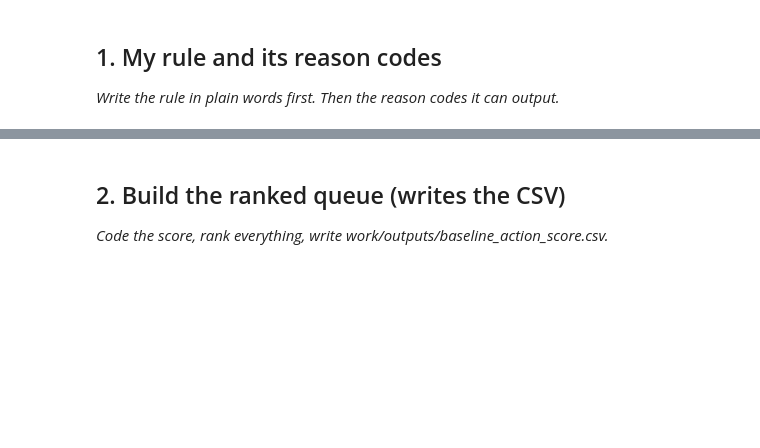
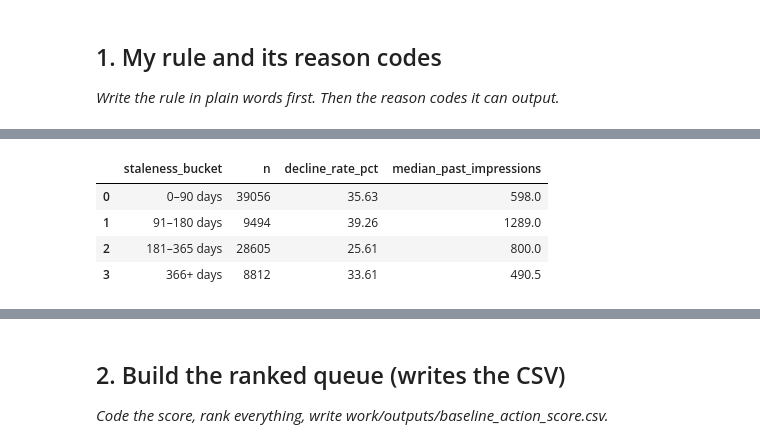
Before and after one commit to ZubairQazzi/flyrank-ml-internship-zubair, a Jupyter notebook: work/notebooks/w04_baseline_score.ipynb, the cells around one changed output, grey strips where cells are left out. Saved outputs shown, nothing was run; the diff lists cells and outputs as text; code cells hidden in the pictures; blank space fills up the shorter version.

```diff
--- a/work/notebooks/w04_baseline_score.ipynb
+++ b/work/notebooks/w04_baseline_score.ipynb
@@ -12,0 +254,45 @@ This skeleton is yours to fill. Work the sections **in order** — each one has
+# %%
+con.register("signal_frame_tbl", signal_frame)
+
+staleness_table = con.sql("""
+SELECT
+    CASE
+        WHEN days_since_update IS NULL THEN 'Unknown'
+        WHEN days_since_update <= 90 THEN '0–90 days'
+        WHEN days_since_update <= 180 THEN '91–180 days'
+        WHEN days_since_update <= 365 THEN '181–365 days'
+        ELSE '366+ days'
+    END AS staleness_bucket,
+
+    COUNT(*) AS n,
+
+    ROUND(
+        100.0 * AVG(future_decline),
+        2
+    ) AS decline_rate_pct,
+
+    ROUND(
+        MEDIAN(past_impressions),
+        1
+    ) AS median_past_impressions
+
+FROM signal_frame_tbl
+
+GROUP BY 1
+ORDER BY
+    CASE staleness_bucket
+        WHEN '0–90 days' THEN 1
+        WHEN '91–180 days' THEN 2
+        WHEN '181–365 days' THEN 3
+        WHEN '366+ days' THEN 4
+        ELSE 5
+    END
+""").df()
+
+staleness_table
+# %% [output]
+|  | staleness_bucket | n | decline_rate_pct | median_past_impressions |
+| 0 | 0–90 days | 39056 | 35.63 | 598.0 |
+| 1 | 91–180 days | 9494 | 39.26 | 1289.0 |
+| 2 | 181–365 days | 28605 | 25.61 | 800.0 |
+| 3 | 366+ days | 8812 | 33.61 | 490.5 |
```
Also changed, not shown: parts of 18 cells of this notebook.
